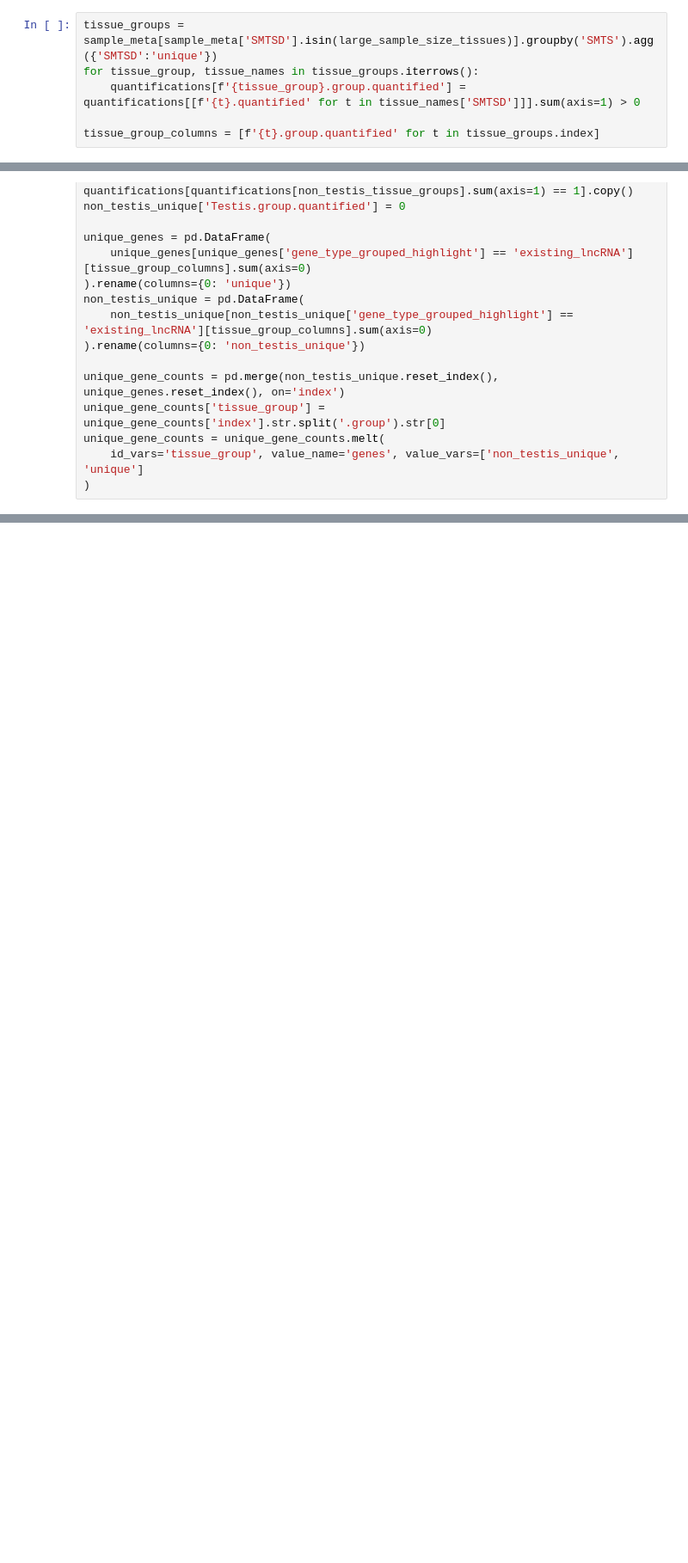
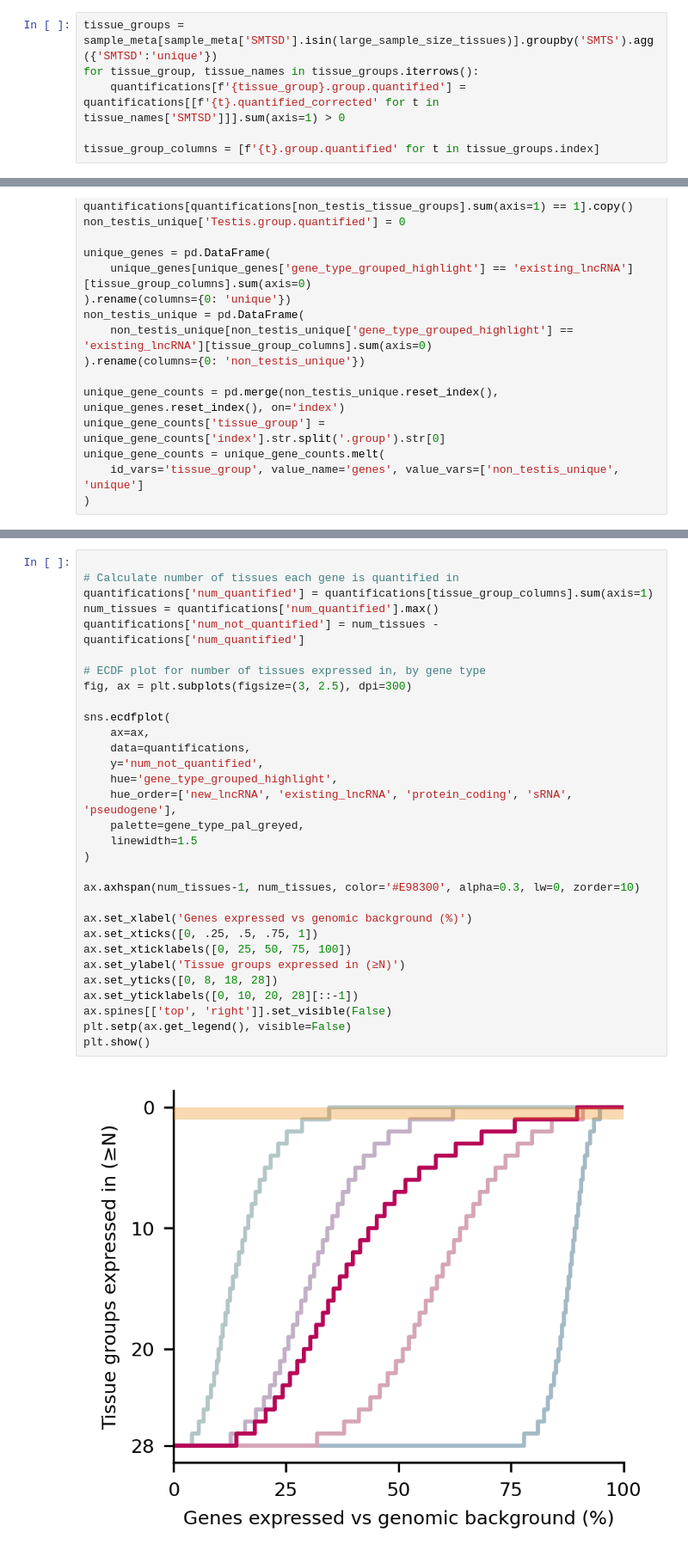
Before and after one commit to danielnachun/gtex-gencode47, a Jupyter notebook: notebooks/quantify_matched_nongenic_null.ipynb, the cells around one changed output, grey strips where cells are left out. Shown at 86% size. Cells and saved outputs as stored; diff of their text form; blank space fills up the shorter version.

```diff
--- a/notebooks/quantify_matched_nongenic_null.ipynb
+++ b/notebooks/quantify_matched_nongenic_null.ipynb
@@ -553,7 +685,7 @@ now look at larger "tissue groups"
 # %%
 tissue_groups = sample_meta[sample_meta['SMTSD'].isin(large_sample_size_tissues)].groupby('SMTS').agg({'SMTSD':'unique'})
 for tissue_group, tissue_names in tissue_groups.iterrows():
-    quantifications[f'{tissue_group}.group.quantified'] = quantifications[[f'{t}.quantified' for t in tissue_names['SMTSD']]].sum(axis=1) > 0
+    quantifications[f'{tissue_group}.group.quantified'] = quantifications[[f'{t}.quantified_corrected' for t in tissue_names['SMTSD']]].sum(axis=1) > 0
 
 tissue_group_columns = [f'{t}.group.quantified' for t in tissue_groups.index]
 # %%
@@ -759,0 +900,33 @@ plt.show()
+# %%
+
+# Calculate number of tissues each gene is quantified in
+quantifications['num_quantified'] = quantifications[tissue_group_columns].sum(axis=1)
+num_tissues = quantifications['num_quantified'].max()
+quantifications['num_not_quantified'] = num_tissues - quantifications['num_quantified']
+
+# ECDF plot for number of tissues expressed in, by gene type
+fig, ax = plt.subplots(figsize=(3, 2.5), dpi=300)
+
+sns.ecdfplot(
+    ax=ax,
+    data=quantifications,
+    y='num_not_quantified',
+    hue='gene_type_grouped_highlight',
+    hue_order=['new_lncRNA', 'existing_lncRNA', 'protein_coding', 'sRNA', 'pseudogene'],
+    palette=gene_type_pal_greyed,
+    linewidth=1.5
+)
+
+ax.axhspan(num_tissues-1, num_tissues, color='#E98300', alpha=0.3, lw=0, zorder=10)
+
+ax.set_xlabel('Genes expressed vs genomic background (%)')
+ax.set_xticks([0, .25, .5, .75, 1])
+ax.set_xticklabels([0, 25, 50, 75, 100])
+ax.set_ylabel('Tissue groups expressed in (≥N)')
+ax.set_yticks([0, 8, 18, 28])
+ax.set_yticklabels([0, 10, 20, 28][::-1])
+ax.spines[['top', 'right']].set_visible(False)
+plt.setp(ax.get_legend(), visible=False)
+plt.show()
+# %% [output]
+[figure, added]
```
Also changed, not shown: parts of 14 cells of this notebook, 10 other files.
